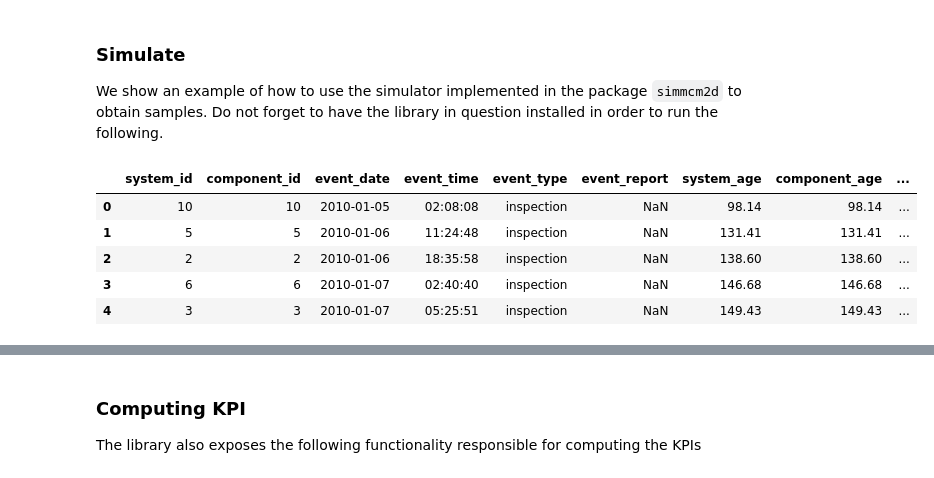
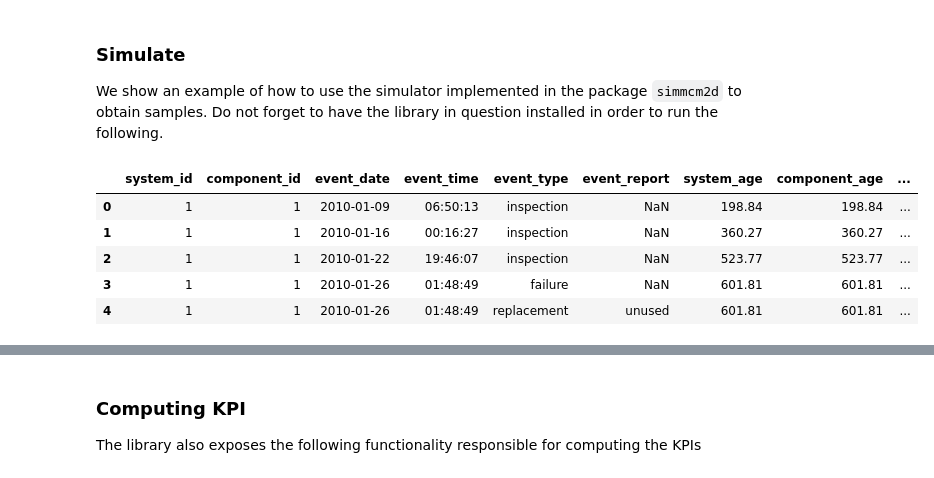
Before and after one commit to alc4ml/ProjetM2D2526, a Jupyter notebook: simmcm2d/examples/simulator_example.ipynb, the cells around one changed output, grey strips where cells are left out. Drawn from its saved outputs; the diff is of its cells as text; code cells hidden in the pictures.

```diff
--- a/simmcm2d/examples/simulator_example.ipynb
+++ b/simmcm2d/examples/simulator_example.ipynb
@@ -20,6 +20,9 @@ theta = 12
 # %%
 inspection_threshold = 0.5
 inspection_deviation = 0.05
+# %%
+r=0.0005
+nu=0.00005
 # %% [markdown]
 ### Simulate
 
@@ -29,14 +32,18 @@ from simmcm2d import sample_datasets, sample_datasets_conf, get_kpi
 # %%
 param = {
+    # component failure age parameters
     "eta":eta,
     "beta":beta,
     "expiration":expiration,
-
+    # inspection quality and schedule
     "mu":mu,
     "sigma":sigma,
     "theta":theta,
     "inspection_deviation":inspection_deviation,
     "inspection_threshold":inspection_threshold,
+    # population dynamic parameters
+    "r": r,
+    "nu": nu
 }
 
 costs = {
@@ -45,30 +52,21 @@ costs = {
     "component":cost_component,
     "failure":cost_failure
 }
-
-conf = {
-    "param":param,
-    "costs":costs,
-    "n_systems":10,
-    "date_first": "2010-01-01",
-    "date_final": "2025-12-31",
-    "id_0_component":0,
-    "id_0_system":0
-}
 # %%
-df = sample_datasets(param, costs, n_systems = 10,
+df = sample_datasets(param, costs,
+                     n_systems = 250,
                      date_first = "2010-01-01",
                      date_final = "2025-12-31 12:00",
                      id_0_component=0, id_0_system=0)
 
 df.head()
 # %% [output]
 |  | system_id | component_id | event_date | event_time | event_type | event_report | system_age | component_age | ... |
-| 0 | 10 | 10 | 2010-01-05 | 02:08:08 | inspection | NaN | 98.14 | 98.14 | ... |
-| 1 | 5 | 5 | 2010-01-06 | 11:24:48 | inspection | NaN | 131.41 | 131.41 | ... |
-| 2 | 2 | 2 | 2010-01-06 | 18:35:58 | inspection | NaN | 138.60 | 138.60 | ... |
-| 3 | 6 | 6 | 2010-01-07 | 02:40:40 | inspection | NaN | 146.68 | 146.68 | ... |
-| 4 | 3 | 3 | 2010-01-07 | 05:25:51 | inspection | NaN | 149.43 | 149.43 | ... |
+| 0 | 1 | 1 | 2010-01-09 | 06:50:13 | inspection | NaN | 198.84 | 198.84 | ... |
+| 1 | 1 | 1 | 2010-01-16 | 00:16:27 | inspection | NaN | 360.27 | 360.27 | ... |
+| 2 | 1 | 1 | 2010-01-22 | 19:46:07 | inspection | NaN | 523.77 | 523.77 | ... |
+| 3 | 1 | 1 | 2010-01-26 | 01:48:49 | failure | NaN | 601.81 | 601.81 | ... |
+| 4 | 1 | 1 | 2010-01-26 | 01:48:49 | replacement | unused | 601.81 | 601.81 | ... |
 # %%
 df.tail()
 # %% [output]
```
Also changed, not shown: parts of 14 cells of this notebook, 5 other files.
